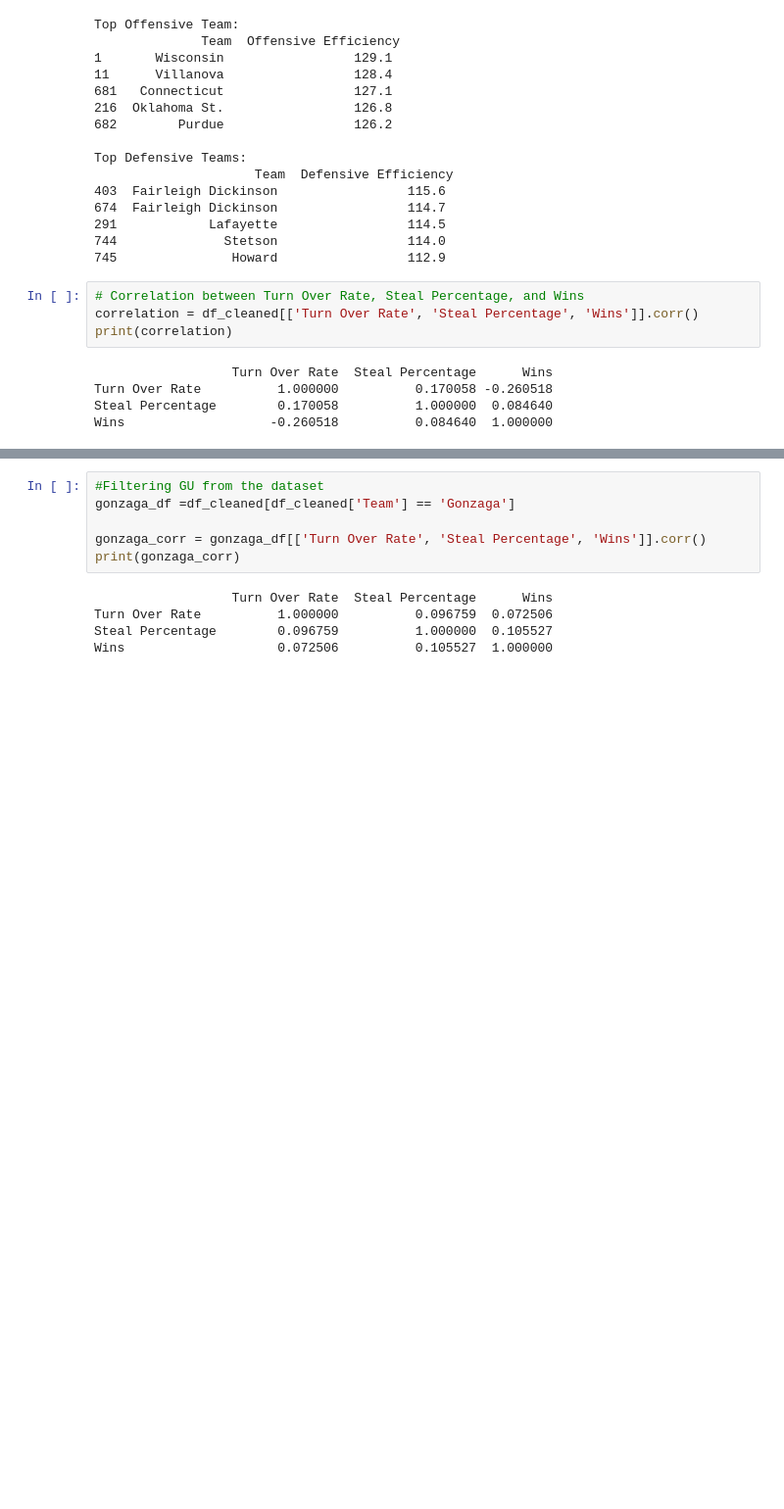
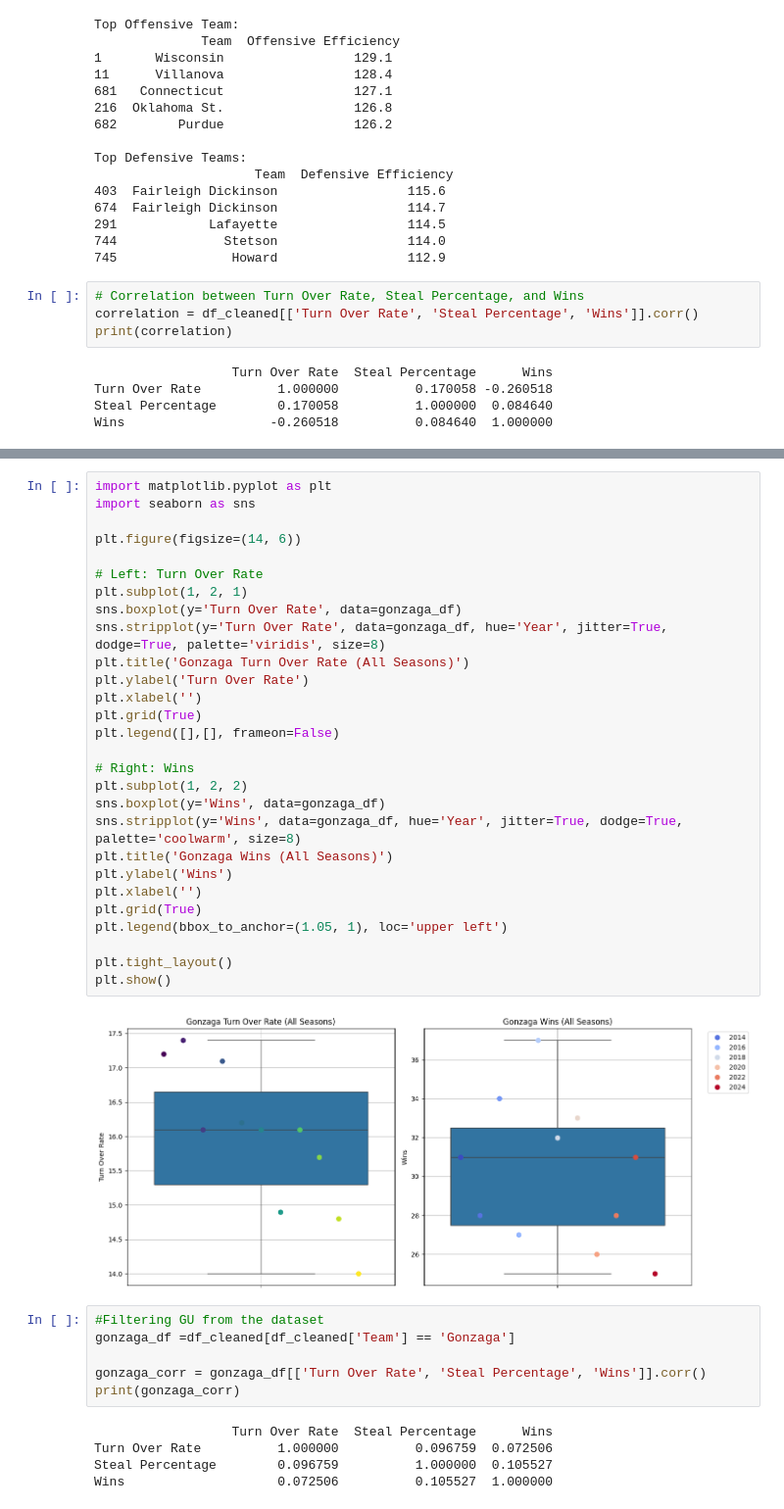
Before and after one commit to vtrejo25/MSBA-601, a Jupyter notebook: Final Project/Final Project Dataset/Final.ipynb, the cells around one changed output, grey strips where cells are left out. Shown at 98% size. Drawn from its saved outputs; the diff is of its cells as text; blank space fills up the shorter version.

```diff
--- a/Final Project/Final Project Dataset/Final.ipynb
+++ b/Final Project/Final Project Dataset/Final.ipynb
@@ -240,3 +262,33 @@ The code above calculates correlations using all teams across all years. Do team
+# %%
+import matplotlib.pyplot as plt
+import seaborn as sns
+
+plt.figure(figsize=(14, 6))
+
+# Left: Turn Over Rate
+plt.subplot(1, 2, 1)
+sns.boxplot(y='Turn Over Rate', data=gonzaga_df)
+sns.stripplot(y='Turn Over Rate', data=gonzaga_df, hue='Year', jitter=True, dodge=True, palette='viridis', size=8)
+plt.title('Gonzaga Turn Over Rate (All Seasons)')
+plt.ylabel('Turn Over Rate')
+plt.xlabel('')
+plt.grid(True)
+plt.legend([],[], frameon=False)
+
+# Right: Wins
+plt.subplot(1, 2, 2)
+sns.boxplot(y='Wins', data=gonzaga_df)
+sns.stripplot(y='Wins', data=gonzaga_df, hue='Year', jitter=True, dodge=True, palette='coolwarm', size=8)
+plt.title('Gonzaga Wins (All Seasons)')
+plt.ylabel('Wins')
+plt.xlabel('')
+plt.grid(True)
+plt.legend(bbox_to_anchor=(1.05, 1), loc='upper left')
+
+plt.tight_layout()
+plt.show()
+# %% [output]
+[figure, added]
 # %%
 #Filtering GU from the dataset
 gonzaga_df =df_cleaned[df_cleaned['Team'] == 'Gonzaga']
```
Also changed, not shown: parts of 3 cells of this notebook.
